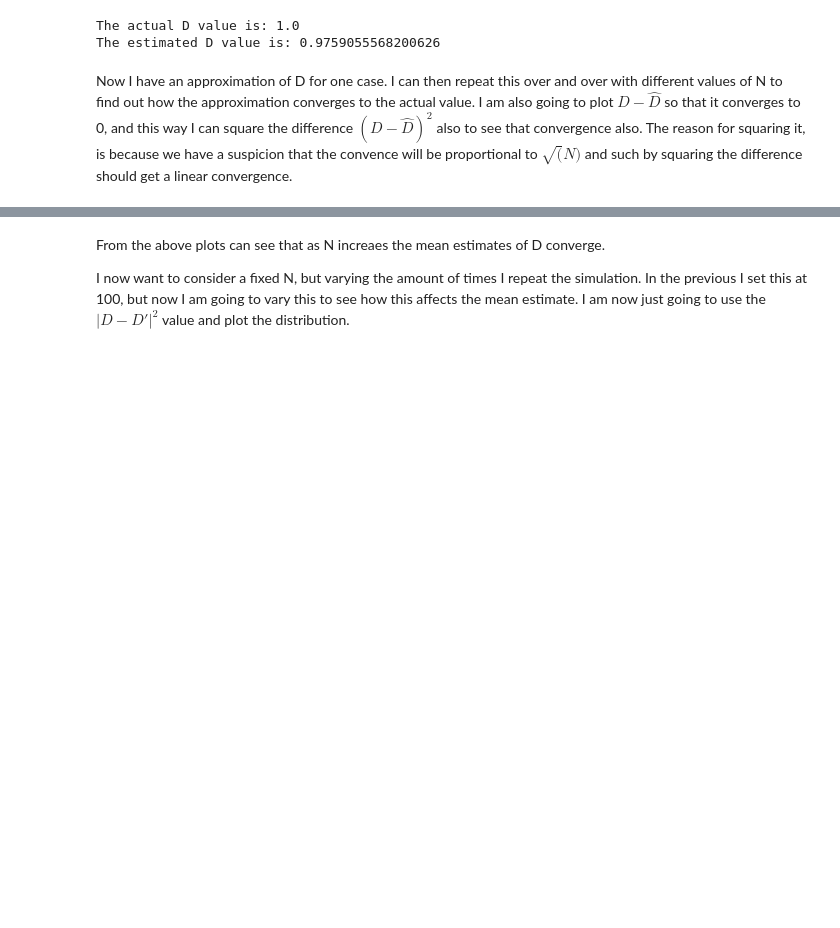
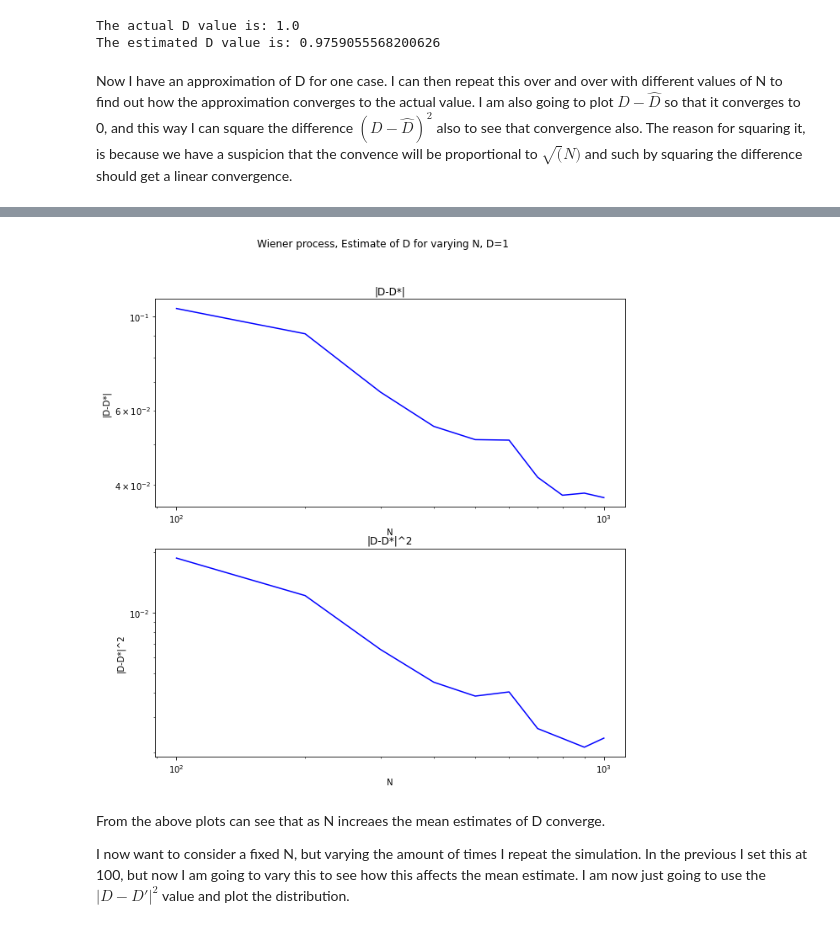
Before and after one commit to db14401/M4R, a Jupyter notebook: SDE_numerical_solution.ipynb, the cells around one changed output, grey strips where cells are left out. Cells and saved outputs as stored; diff of their text form; code cells hidden in the pictures; blank space fills up the shorter version.

```diff
--- a/SDE_numerical_solution.ipynb
+++ b/SDE_numerical_solution.ipynb
@@ -205,0 +210,19 @@ plt.show()
+# %%
+fig, axi = plt.subplots(2, figsize=(10, 10))
+fig.suptitle('Wiener process, Estimate of D for varying N, D=1')
+axi[0].set_title(f'|D-D*|')
+axi[0].set_xlabel('N')
+axi[0].set_ylabel('|D-D*|')
+axi[0].set_yscale('log')
+axi[0].set_xscale('log')
+
+axi[1].set_title(f'|D-D*|^2')
+axi[1].set_xlabel('N')
+axi[1].set_ylabel('|D-D*|^2')
+axi[1].set_yscale('log')
+axi[1].set_xscale('log')
+axi[0].plot(N_vals, np.mean(D_prime, axis=1), c='b')
+axi[1].plot(N_vals, np.mean(np.power(D_prime, 2), axis=1), c='b')
+plt.show()
+# %% [output]
+[figure, added]
```
Also changed, not shown: parts of 4 cells of this notebook.
